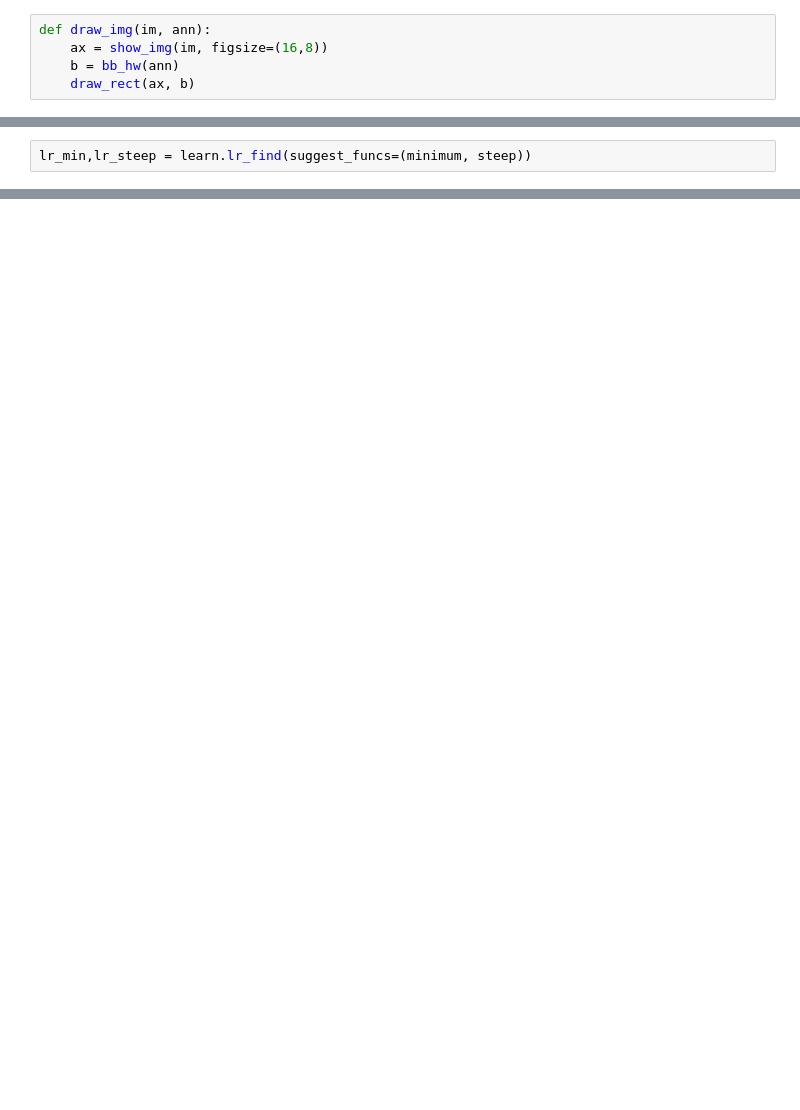
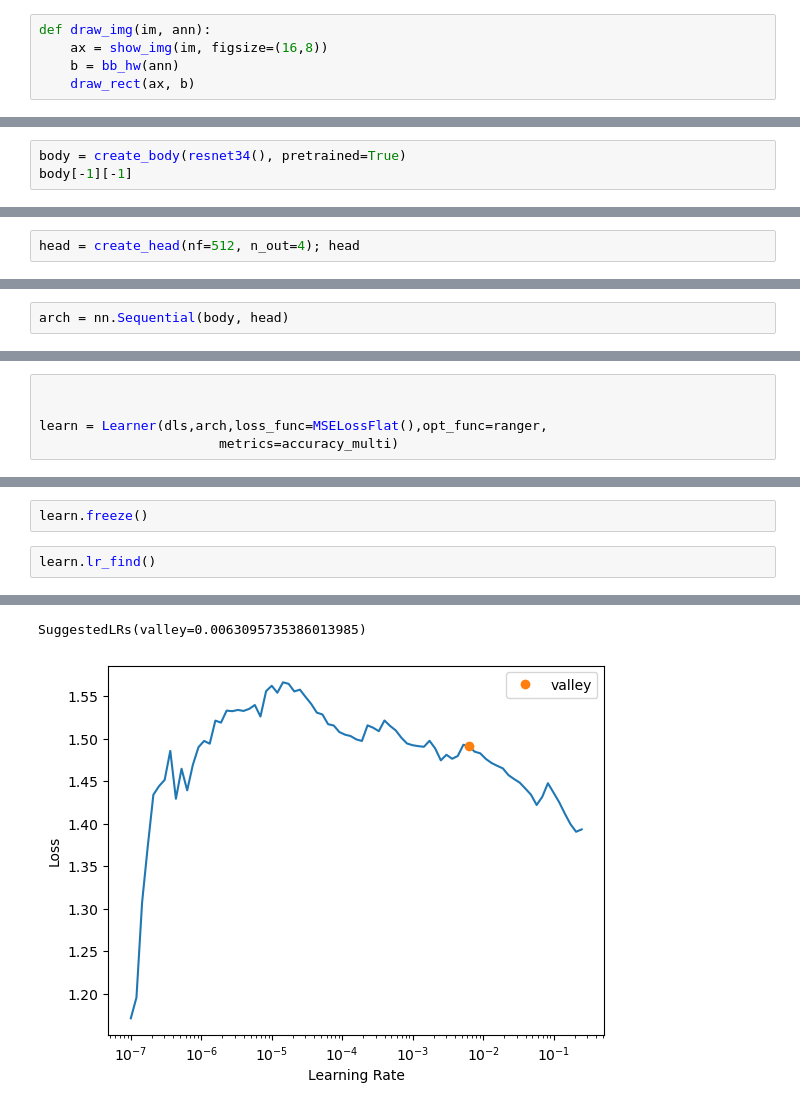
Before and after one commit to Kavindu404/computer-vision, a Jupyter notebook: advance/fire-detection.ipynb, the cells around one changed output, grey strips where cells are left out. Saved outputs shown, nothing was run; the diff lists cells and outputs as text; blank space fills up the shorter version.

```diff
--- a/advance/fire-detection.ipynb
+++ b/advance/fire-detection.ipynb
@@ -188,0 +211,3 @@ learn = vision_learner(dls,resnet34, custom_head=head_reg4, loss_func=nn.L1Loss(
+# %%
+body = create_body(resnet34(), pretrained=True)
+body[-1][-1]
@@ -188,0 +224,2 @@ learn = vision_learner(dls,resnet34, custom_head=head_reg4, loss_func=nn.L1Loss(
+# %%
+head = create_head(nf=512, n_out=4); head
@@ -188,0 +241,2 @@ learn = vision_learner(dls,resnet34, custom_head=head_reg4, loss_func=nn.L1Loss(
+# %%
+arch = nn.Sequential(body, head)
@@ -189,2 +264,7 @@ learn = vision_learner(dls,resnet34, custom_head=head_reg4, loss_func=nn.L1Loss(
+# %%
+
+
+learn = Learner(dls,arch,loss_func=MSELossFlat(),opt_func=ranger,
+                       metrics=accuracy_multi)
 # %%
 learn.summary()
@@ -191,2 +290,5 @@ learn.summary()
-# %%
-lr_min,lr_steep = learn.lr_find(suggest_funcs=(minimum, steep))
+# %%
+learn.freeze()
+# %%
+learn.lr_find()
+# %% [output]
@@ -192,0 +296,2 @@ lr_min,lr_steep = learn.lr_find(suggest_funcs=(minimum, steep))
+SuggestedLRs(valley=0.0063095735386013985)
+[figure, added]
```
Also changed, not shown: parts of 61 cells of this notebook.
